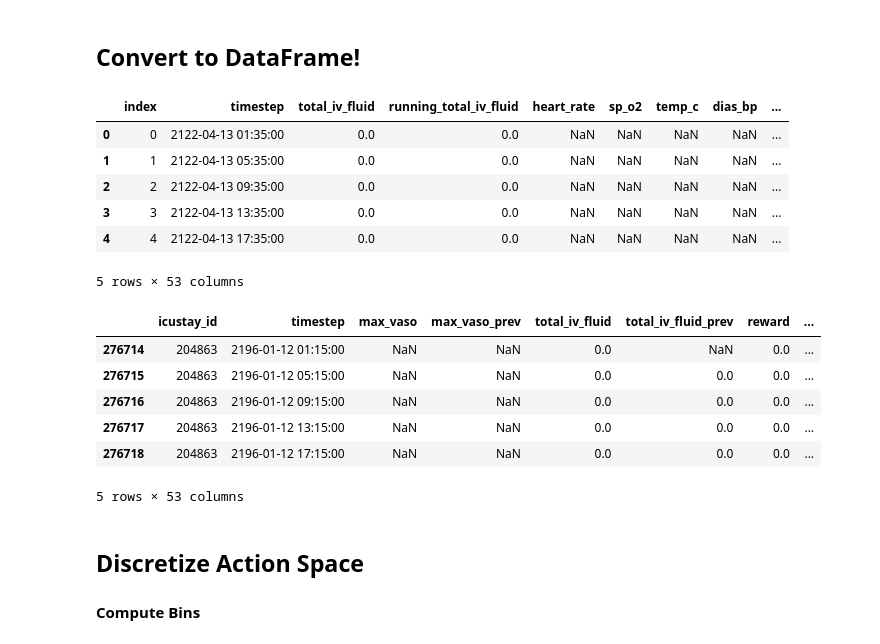
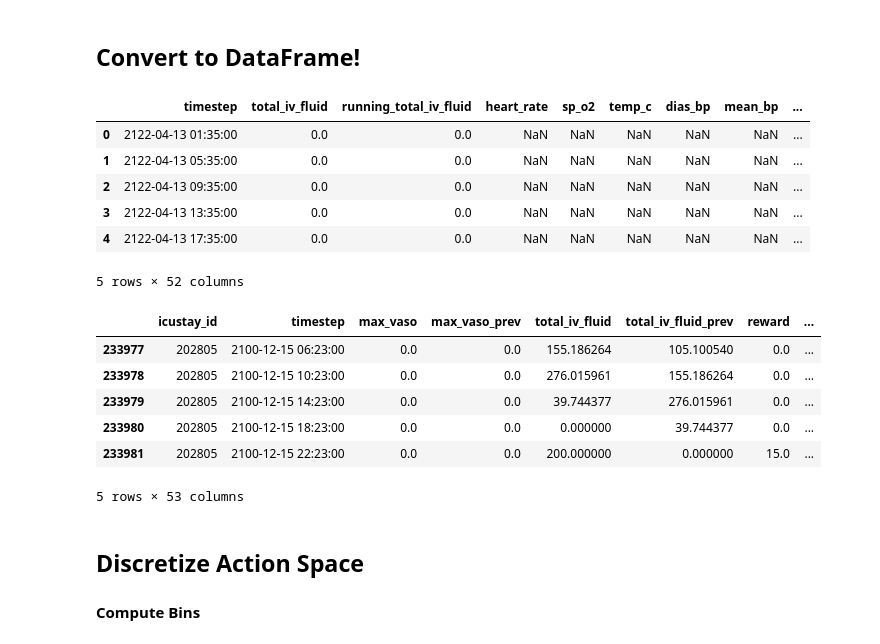
Before and after one commit to thomas097/Haemodynamic-Optimization-Reinforcement-Learning, a Jupyter notebook: preprocessing/MIMIC-III_preprocessing_roggeveen_v6.ipynb, the cells around one changed output. Drawn from its saved outputs; the diff is of its cells as text; code cells hidden in the pictures.

```diff
--- a/preprocessing/MIMIC-III_preprocessing_roggeveen_v6.ipynb
+++ b/preprocessing/MIMIC-III_preprocessing_roggeveen_v6.ipynb
@@ -329,11 +355,10 @@ Done!
 ivfluid_mv_df = read_csv(DATA_DIR + 'inputevents_mv_cohort.csv')
 
 # Drop 14-Oral/Gastric Intake (i.e. having a glass of water)
-condition = (ivfluid_mv_df['ordercategoryname'] != '14-Oral/Gastric Intake') & (ivfluid_mv_df['amountuom'] == 'ml')
-ivfluid_mv_df = ivfluid_mv_df[condition]
+ivfluid_mv_df = ivfluid_mv_df[(ivfluid_mv_df['ordercategoryname'] != '14-Oral/Gastric Intake') & (ivfluid_mv_df['amountuom'] == 'ml')]
 
 # Sanity check: remove amounts outside (0, 5000) range
-ivfluid_mv_df = ivfluid_mv_df[(ivfluid_mv_df['amount'] > 0) & (ivfluid_mv_df['amount'] < 5000)]
+ivfluid_mv_df = ivfluid_mv_df[(ivfluid_mv_df['amount'] > 0) & (ivfluid_mv_df['amount'] < 5000) & ivfluid_mv_df['amount'].notna()]
 
 # Compute duration in hours
 # Remark: original erroneously measured time in a mix of hours and minutes (due to unit='auto')
@@ -436,7 +493,7 @@ if USE_CAREVUE:
 
     # Sanity check: remove amounts outside (0, 5000) range
     # Note: OrderCategoryName -> 'Oral/Gastric' and unit = 'ml' already taken care of ;)
-    ivfluid_cv_df = ivfluid_cv_df[(ivfluid_cv_df['amount'] > 0) & (ivfluid_cv_df['amount'] < 5000)]
+    ivfluid_cv_df = ivfluid_cv_df[(ivfluid_cv_df['amount'] > 0) & (ivfluid_cv_df['amount'] < 5000) & ivfluid_mv_df['amount'].notna()]
 
     # Compute duration of IV administration
     ivfluid_cv_df['duration'] = to_hours(ivfluid_cv_df['endtime'] - ivfluid_cv_df['starttime'])
@@ -744,23 +799,22 @@ plot_single(data_all, key='age', title='Age', ylabel='Age (years)')
 ## Add Reward
 We define positive terminal reward (R=15) as discharge of patient (survival beyond hospital stay) and negative reward (R=-15) for the passing of the patient in-hospital. No intermediate rewards are issued.
 # %%
-# Dict mapping from patient to 30-day mortality
+# Mapping from admissions to 30-day mortality labels
 mortality_dct = {row['icustay_id']: row['hospital_expire_flag'] for _, row in cohort_df.iterrows()}
 
-# Process ICU stays one-by-one
+
 for icustay_id, patient in tqdm(cohort_df.groupby('icustay_id')):
 
-    # Is icustay part of cohort?
     if icustay_id not in icustay_timesteps:
         continue
 
     # Determine whether person passed away in hospital
-    timesteps = icustay_timesteps[icustay_id]
     deceased = mortality_dct[icustay_id]
 
-    # Define reward as +15 if survived; -15 otherwise; no intermediate rewards
+    # Define sparse end-of-episode rewards as +15 on survival; -15 on death
+    timesteps = icustay_timesteps[icustay_id]
     rewards = np.zeros(len(timesteps) - 1)
-    rewards[-1] = 15 if not deceased else -15
+    rewards[-1] = -15 if deceased else 15
 
     data_all[icustay_id]['reward'] = rewards
 # %%
@@ -805,16 +871,16 @@ for icustay_id in data_all_df.keys():
     data_all_df[icustay_id]['icustay_id'] = icustay_id
 
 # Merge into one large DataFrame
-data_all_df = pd.concat(data_all_df.values()).reset_index()
+data_all_df = pd.concat(data_all_df.values()).reset_index(drop=True)
 data_all_df.head()
 # %% [output]
-|  | index | timestep | total_iv_fluid | running_total_iv_fluid | heart_rate | sp_o2 | temp_c | dias_bp | ... |
-| 0 | 0 | 2122-04-13 01:35:00 | 0.0 | 0.0 | NaN | NaN | NaN | NaN | ... |
-| 1 | 1 | 2122-04-13 05:35:00 | 0.0 | 0.0 | NaN | NaN | NaN | NaN | ... |
-| 2 | 2 | 2122-04-13 09:35:00 | 0.0 | 0.0 | NaN | NaN | NaN | NaN | ... |
-| 3 | 3 | 2122-04-13 13:35:00 | 0.0 | 0.0 | NaN | NaN | NaN | NaN | ... |
-| 4 | 4 | 2122-04-13 17:35:00 | 0.0 | 0.0 | NaN | NaN | NaN | NaN | ... |
+|  | timestep | total_iv_fluid | running_total_iv_fluid | heart_rate | sp_o2 | temp_c | dias_bp | mean_bp | ... |
+| 0 | 2122-04-13 01:35:00 | 0.0 | 0.0 | NaN | NaN | NaN | NaN | NaN | ... |
+| 1 | 2122-04-13 05:35:00 | 0.0 | 0.0 | NaN | NaN | NaN | NaN | NaN | ... |
+| 2 | 2122-04-13 09:35:00 | 0.0 | 0.0 | NaN | NaN | NaN | NaN | NaN | ... |
+| 3 | 2122-04-13 13:35:00 | 0.0 | 0.0 | NaN | NaN | NaN | NaN | NaN | ... |
+| 4 | 2122-04-13 17:35:00 | 0.0 | 0.0 | NaN | NaN | NaN | NaN | NaN | ... |
-5 rows × 53 columns
+5 rows × 52 columns
 # %%
 # For conversion rates see https://github.com/LucaMD/SRL/blob/master/SEPSIS/MIMIC_src/MIMIC_R_DataPreprocessing.ipynb
 data_final_df = pd.DataFrame({'icustay_id': data_all_df['icustay_id'],
@@ -874,14 +940,14 @@ data_final_df = pd.DataFrame({'icustay_id': data_all_df['icustay_id'],
 # %%
 # Show data for random patient
 icustay_id = random.choice(data_final_df.icustay_id.unique())
-data_final_df[data_final_df['icustay_id'] == icustay_id].head()
+data_final_df[data_final_df['icustay_id'] == icustay_id].tail()
 # %% [output]
 |  | icustay_id | timestep | max_vaso | max_vaso_prev | total_iv_fluid | total_iv_fluid_prev | reward | ... |
-| 276714 | 204863 | 2196-01-12 01:15:00 | NaN | NaN | 0.0 | NaN | 0.0 | ... |
-| 276715 | 204863 | 2196-01-12 05:15:00 | NaN | NaN | 0.0 | 0.0 | 0.0 | ... |
-| 276716 | 204863 | 2196-01-12 09:15:00 | NaN | NaN | 0.0 | 0.0 | 0.0 | ... |
-| 276717 | 204863 | 2196-01-12 13:15:00 | NaN | NaN | 0.0 | 0.0 | 0.0 | ... |
-| 276718 | 204863 | 2196-01-12 17:15:00 | NaN | NaN | 0.0 | 0.0 | 0.0 | ... |
+| 233977 | 202805 | 2100-12-15 06:23:00 | 0.0 | 0.0 | 155.186264 | 105.100540 | 0.0 | ... |
+| 233978 | 202805 | 2100-12-15 10:23:00 | 0.0 | 0.0 | 276.015961 | 155.186264 | 0.0 | ... |
+| 233979 | 202805 | 2100-12-15 14:23:00 | 0.0 | 0.0 | 39.744377 | 276.015961 | 0.0 | ... |
+| 233980 | 202805 | 2100-12-15 18:23:00 | 0.0 | 0.0 | 0.000000 | 39.744377 | 0.0 | ... |
+| 233981 | 202805 | 2100-12-15 22:23:00 | 0.0 | 0.0 | 200.000000 | 0.000000 | 15.0 | ... |
 5 rows × 53 columns
 # %% [markdown]
 ## Discretize Action Space
```
Also changed, not shown: parts of 55 cells of this notebook.
